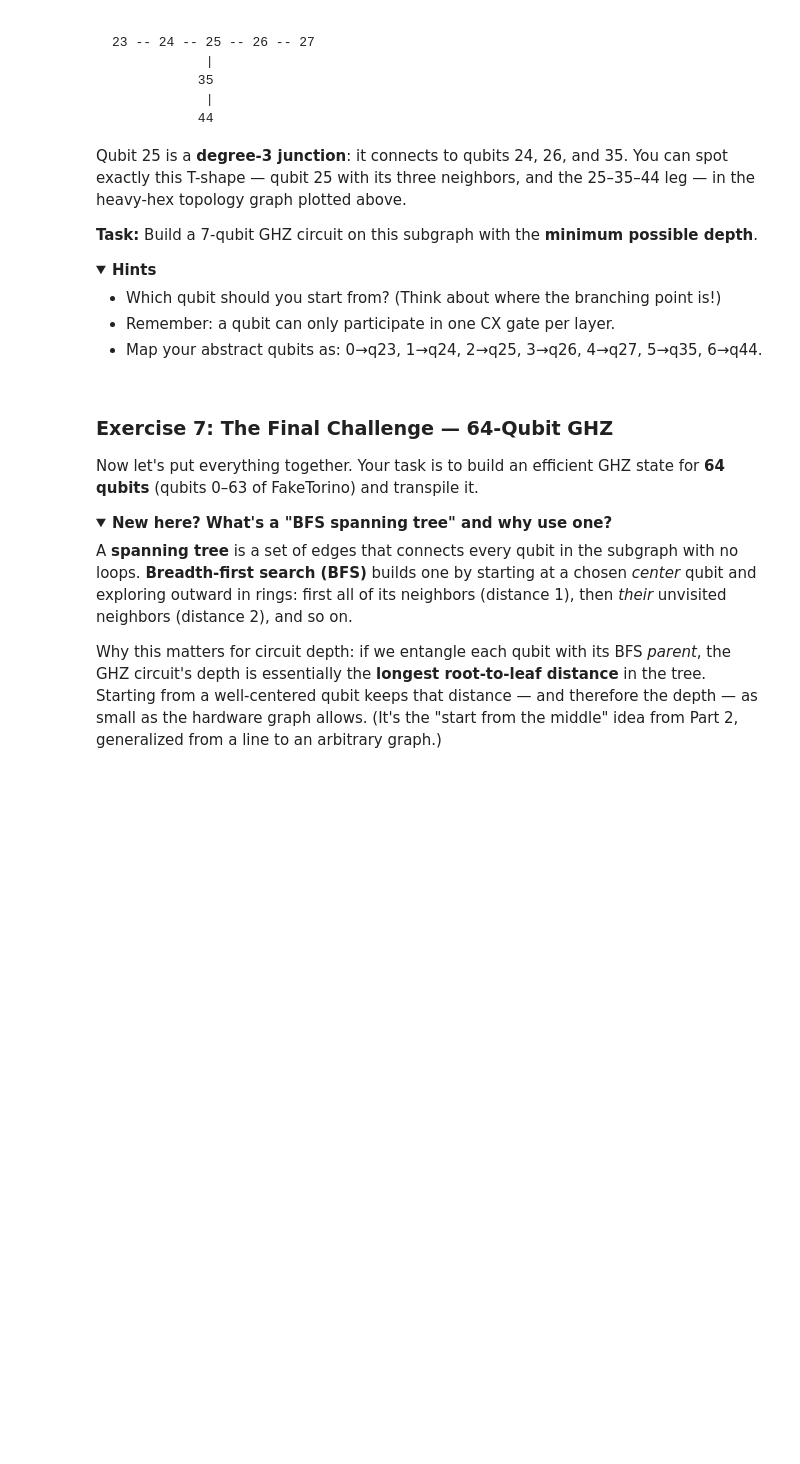
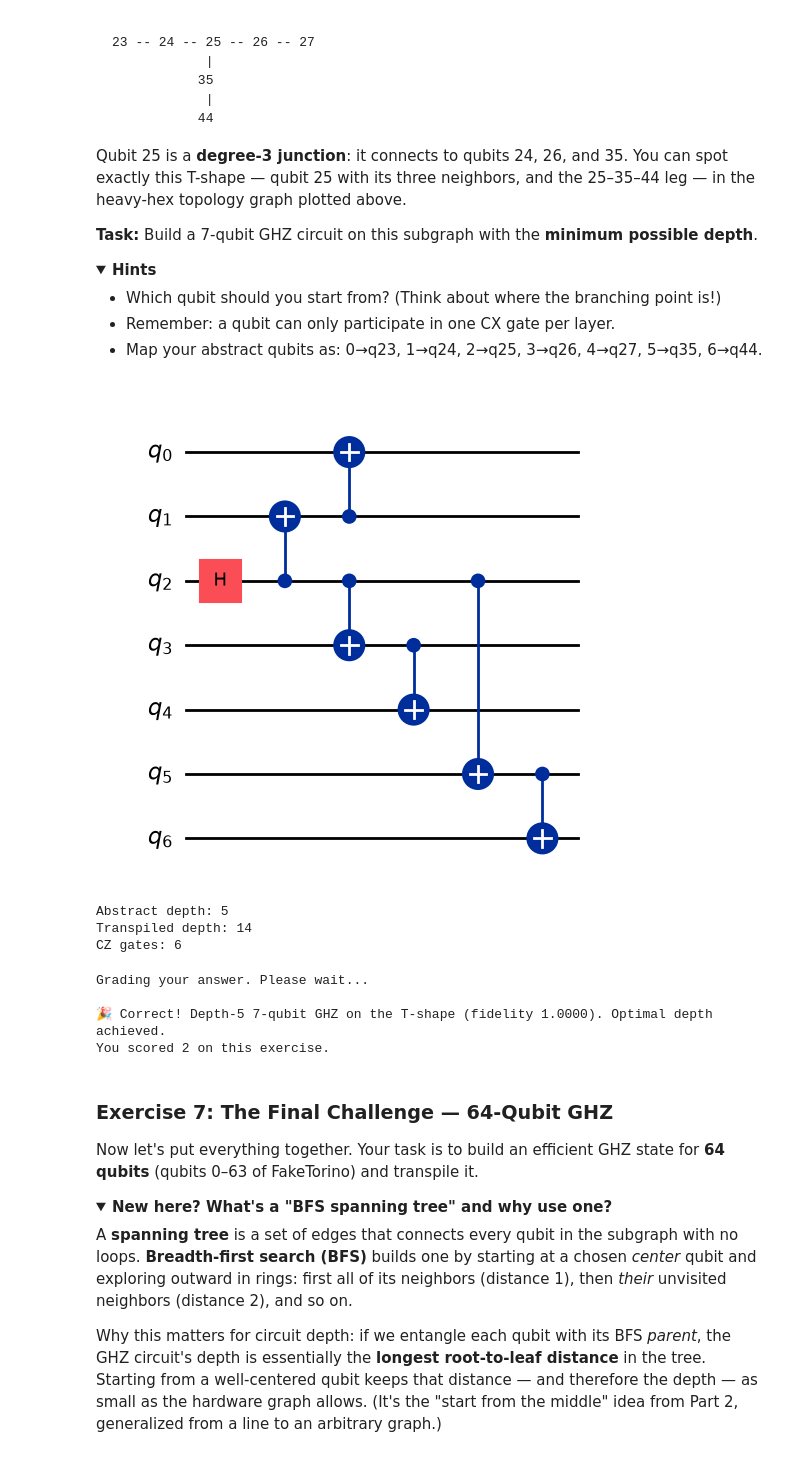
Before and after one commit to suranjannandi-git/qgss-2026, a Jupyter notebook: lab-1/python/QGSS2026_Lab1.ipynb, the cells around one changed output. Saved outputs shown, nothing was run; the diff lists cells and outputs as text; code cells hidden in the pictures; folded sections open; blank space fills up the shorter version.

```diff
--- a/lab-1/python/QGSS2026_Lab1.ipynb
+++ b/lab-1/python/QGSS2026_Lab1.ipynb
@@ -1010,31 +1032,47 @@ Qubit 25 is a **degree-3 junction**: it connects to qubits 24, 26, and 35. You c
 # %%
 # Subgraph adjacency (abstract qubit numbering):
 # 0(q23) -- 1(q24) -- 2(q25) -- 3(q26) -- 4(q27)
 #                      |
 #                    5(q35)
 #                      |
 #                    6(q44)
 
 qc = QuantumCircuit(7)
 
 ##  TODO ADD YOUR CODE HERE: build GHZ starting from the best qubit ##
-
+qc.h(2)
+qc.cx(2, 1)
+qc.cx(2, 3)
+qc.cx(1, 0)
+qc.cx(3, 4)
+qc.cx(2, 5)
+qc.cx(5, 6)
 
 # Verify
 display(qc.draw("mpl"))
 print("Abstract depth:", qc.depth())
 
 # Transpile with the physical layout
 qc_m = qc.copy()
 qc_m.measure_all()
 pm = generate_preset_pass_manager(
     optimization_level=1, backend=backend, initial_layout=[23, 24, 25, 26, 27, 35, 44]
 )
 isa_qc = pm.run(qc_m)
 print(f"Transpiled depth: {isa_qc.depth()}")
 print(f"CZ gates: {isa_qc.count_ops().get('cz', 0)}")
+# %% [output]
+[figure, added]
+Abstract depth: 5
+Transpiled depth: 14
+CZ gates: 6
 # %%
 grade_lab1_ex6(qc)
+# %% [output]
+Grading your answer. Please wait...
+
+🎉 Correct! Depth-5 7-qubit GHZ on the T-shape (fidelity 1.0000). Optimal depth achieved.
+You scored 2 on this exercise.
 # %% [markdown]
 ### Exercise 7: The Final Challenge — 64-Qubit GHZ
 
```
Also changed, not shown: parts of 7 cells of this notebook.
